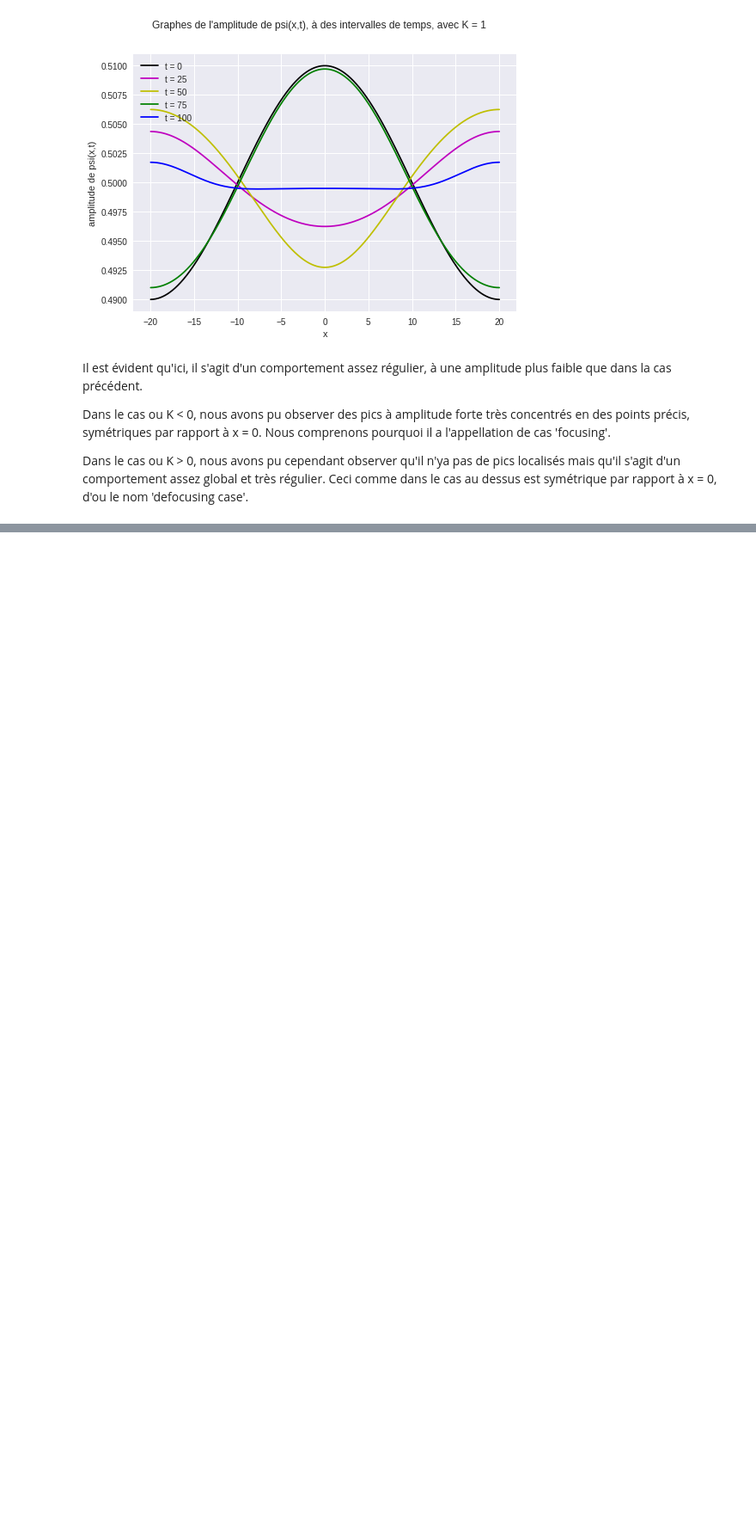
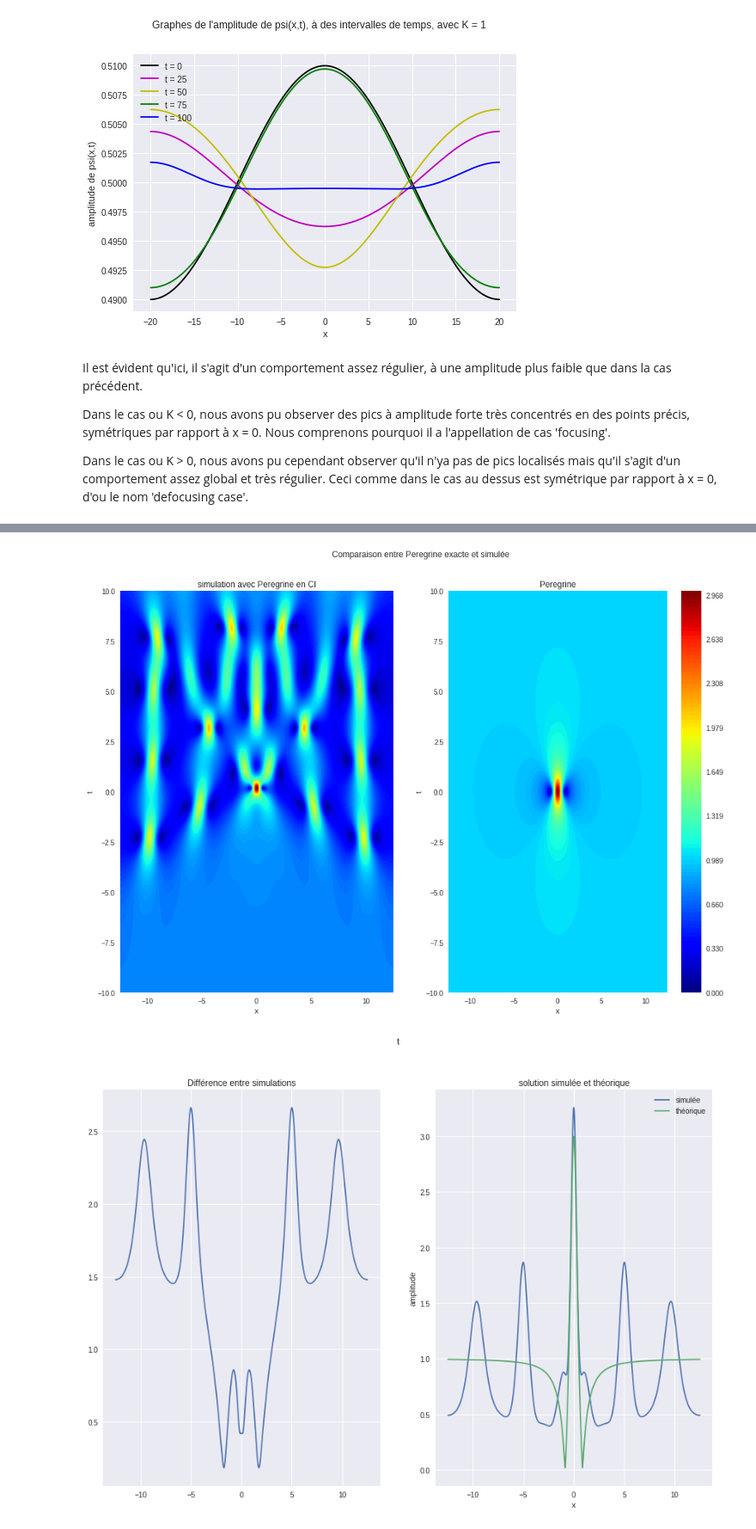
Before and after one commit to Darallia/Simulation_Numerique_en_Physique, a Jupyter notebook: Projet 2_ McCleery_de Almeida.ipynb, the cells around one changed output, grey strips where cells are left out. Shown at 86% size. Drawn from its saved outputs; the diff is of its cells as text; code cells hidden in the pictures; blank space fills up the shorter version.

```diff
--- a/Projet 2_ McCleery_de Almeida.ipynb
+++ b/Projet 2_ McCleery_de Almeida.ipynb
@@ -143,0 +168,5 @@ peregrine(-1, 6, 1, -3)
+# %%
+peregrine(-1, 25)
+# %% [output]
+[figure, added]
+[figure, added]
```
Also changed, not shown: parts of 9 cells of this notebook.
